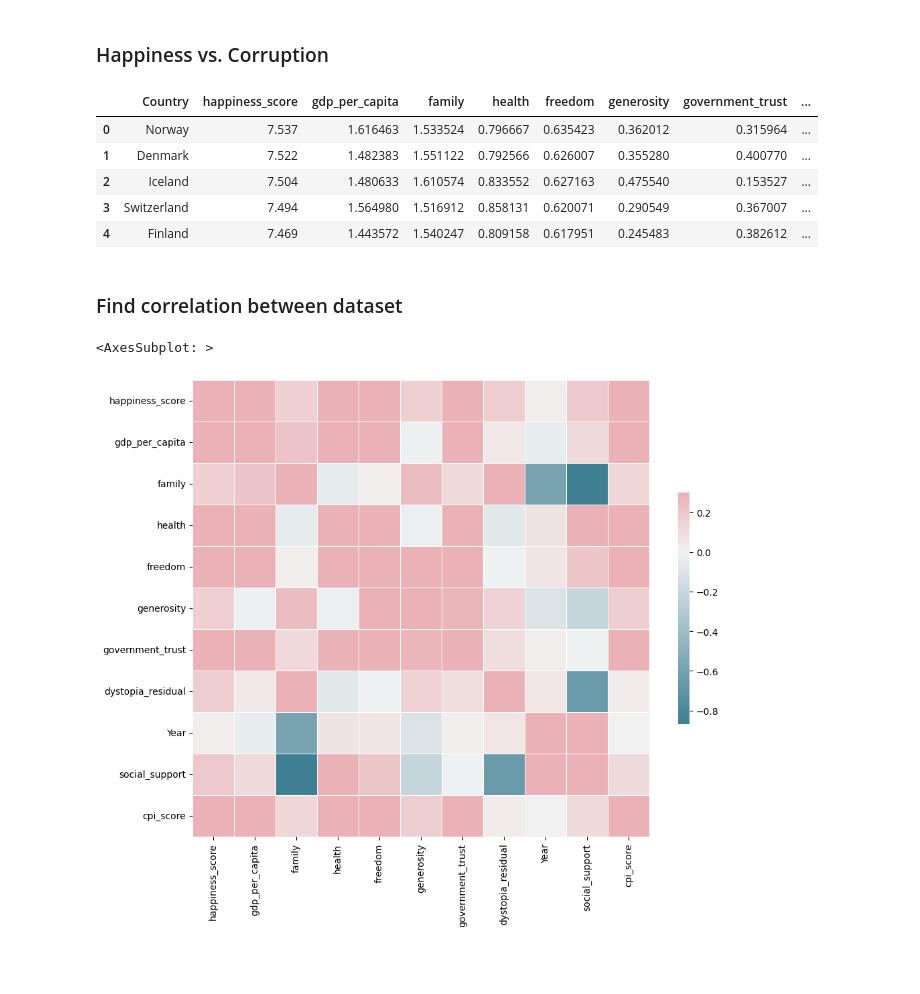
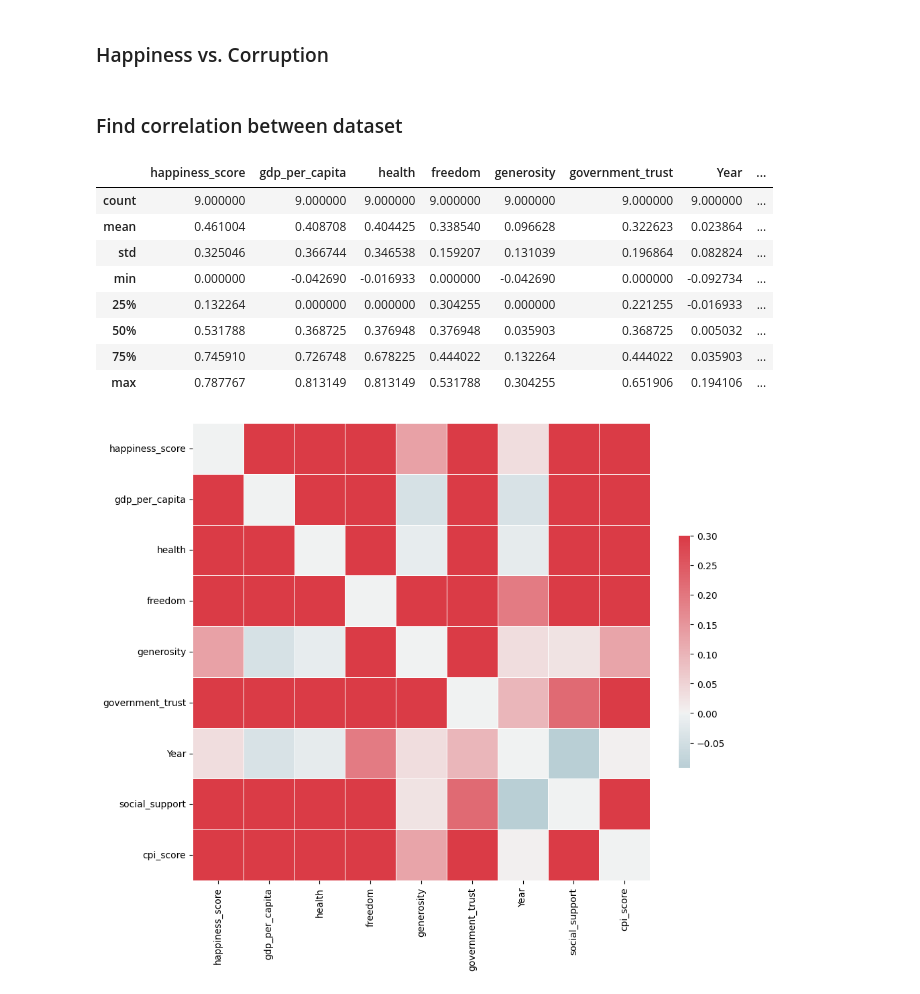
Before and after one commit to sudo-lucifer/eda-project, a Jupyter notebook: EDA_Project.ipynb, the cells around one changed output. Cells and saved outputs as stored; diff of their text form; code cells hidden in the pictures; blank space fills up the shorter version.

```diff
--- a/EDA_Project.ipynb
+++ b/EDA_Project.ipynb
@@ -15,13 +15,8 @@ from matplotlib import pyplot as plt
 import seaborn as sns
 # %%
 happiness_df = pd.read_csv('WorldHappiness_Corruption_2015_2020.csv')
-happiness_df.head(5)
+happiness_df = happiness_df.drop(columns=['family', 'dystopia_residual'])
+social_support_df = happiness_df[happiness_df['Year'] > 2016].replace(0, np.nan).dropna()
+no_social_support_df = happiness_df.drop(columns=['social_support']).replace(0, np.nan).dropna()
-# %% [output]
-|  | Country | happiness_score | gdp_per_capita | family | health | freedom | generosity | government_trust | ... |
-| 0 | Norway | 7.537 | 1.616463 | 1.533524 | 0.796667 | 0.635423 | 0.362012 | 0.315964 | ... |
-| 1 | Denmark | 7.522 | 1.482383 | 1.551122 | 0.792566 | 0.626007 | 0.355280 | 0.400770 | ... |
-| 2 | Iceland | 7.504 | 1.480633 | 1.610574 | 0.833552 | 0.627163 | 0.475540 | 0.153527 | ... |
-| 3 | Switzerland | 7.494 | 1.564980 | 1.516912 | 0.858131 | 0.620071 | 0.290549 | 0.367007 | ... |
-| 4 | Finland | 7.469 | 1.443572 | 1.540247 | 0.809158 | 0.617951 | 0.245483 | 0.382612 | ... |
 # %% [markdown]
 ### Find correlation between dataset
@@ -32,14 +23,30 @@ gdp_n_gov_trust_ratio_by_country = ((gov_trust_by_country / gdp_per_cap_by_count
 # %%
-corr = happiness_df.corr()
-# Set up the matplotlib figure
-f, ax = plt.subplots(figsize=(11, 9))
+def find_coorelation(df):
+    corr = df.corr()
+    # Set up the matplotlib figure
+    f, ax = plt.subplots(figsize=(11, 9))
 
-# Generate a custom diverging colormap
-cmap = sns.diverging_palette(220, 10, as_cmap=True)
+    for column in corr.columns:
+        corr[column][column] = 0.0
 
-# Draw the heatmap with the mask and correct aspect ratio
-sns.heatmap(corr, cmap=cmap, vmax=.3, center=0,
-            square=True, linewidths=.5, cbar_kws={"shrink": .5})
+    # Generate a custom diverging colormap
+    cmap = sns.diverging_palette(220, 10, as_cmap=True)
+
+    # Draw the heatmap with the mask and correct aspect ratio
+    sns.heatmap(corr, cmap=cmap, vmax=.3, center=0,
+                square=True, linewidths=.5, cbar_kws={"shrink": .5})
+    return corr.describe()
-# %% [output]
-<AxesSubplot: >
-[figure, removed]
+# %%
+# With social support
+find_coorelation(social_support_df)
+# %% [output]
+|  | happiness_score | gdp_per_capita | health | freedom | generosity | government_trust | Year | ... |
+| count | 9.000000 | 9.000000 | 9.000000 | 9.000000 | 9.000000 | 9.000000 | 9.000000 | ... |
+| mean | 0.461004 | 0.408708 | 0.404425 | 0.338540 | 0.096628 | 0.322623 | 0.023864 | ... |
+| std | 0.325046 | 0.366744 | 0.346538 | 0.159207 | 0.131039 | 0.196864 | 0.082824 | ... |
+| min | 0.000000 | -0.042690 | -0.016933 | 0.000000 | -0.042690 | 0.000000 | -0.092734 | ... |
+| 25% | 0.132264 | 0.000000 | 0.000000 | 0.304255 | 0.000000 | 0.221255 | -0.016933 | ... |
+| 50% | 0.531788 | 0.368725 | 0.376948 | 0.376948 | 0.035903 | 0.368725 | 0.005032 | ... |
+| 75% | 0.745910 | 0.726748 | 0.678225 | 0.444022 | 0.132264 | 0.444022 | 0.035903 | ... |
+| max | 0.787767 | 0.813149 | 0.813149 | 0.531788 | 0.304255 | 0.651906 | 0.194106 | ... |
+[figure, added]
```
Also changed, not shown: parts of 4 cells of this notebook.
